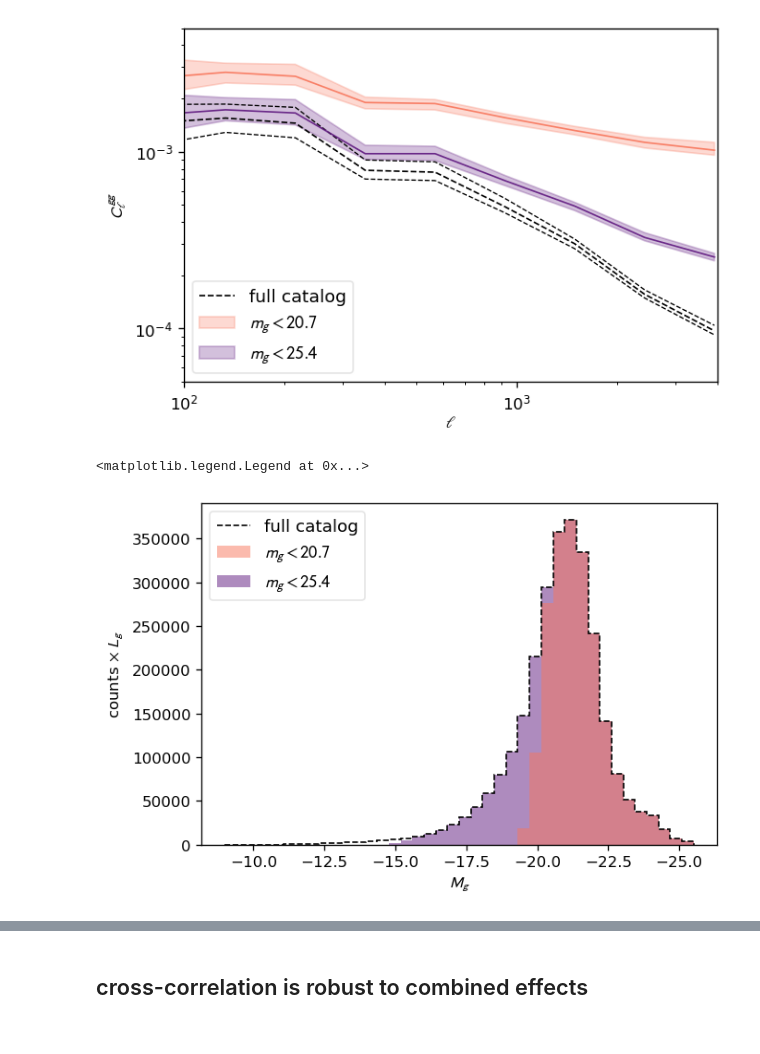
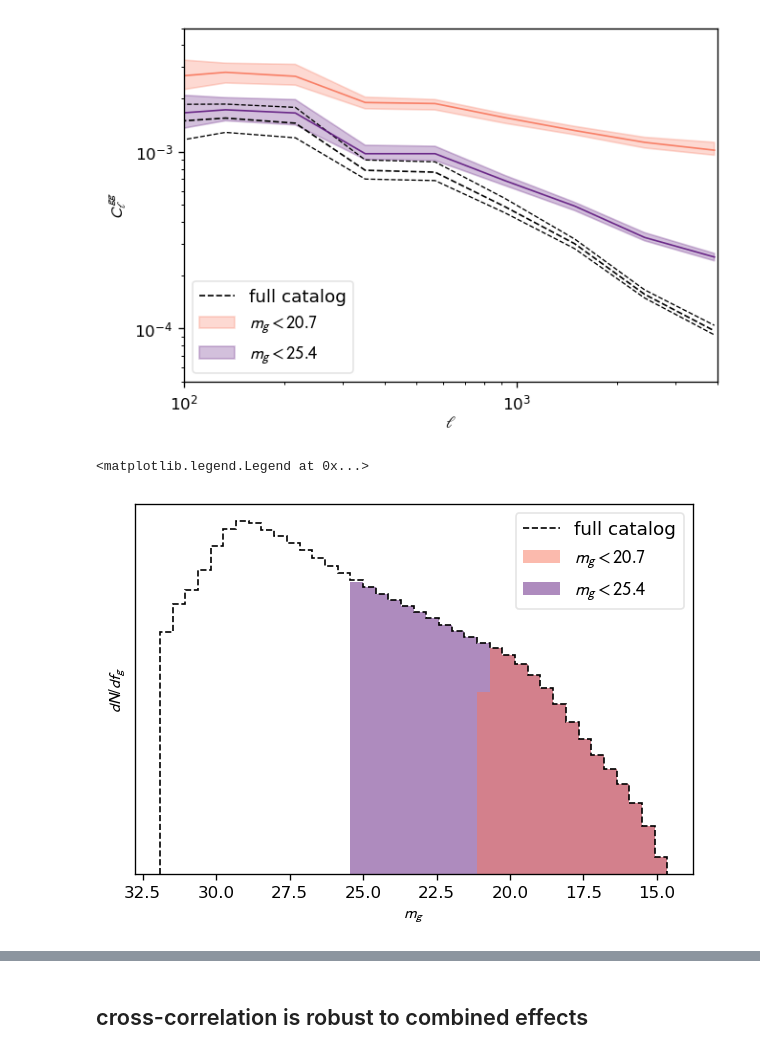
Before and after one commit to aqcheng/illustris_frb, a Jupyter notebook: notebooks/paper_figures.ipynb, the cells around one changed output, grey strips where cells are left out. Saved outputs shown, nothing was run; the diff lists cells and outputs as text; code cells hidden in the pictures.

Commit message:
finalized figures + upload figures to github

```diff
--- a/notebooks/paper_figures.ipynb
+++ b/notebooks/paper_figures.ipynb
@@ -62,7 +62,7 @@ scatterPs_slice, scatterPs_full = 1 - np.concatenate(combined_res['scatterPs']['
 # %% [markdown]
 ### plotting helper functions
 # %%
-figpath = '/ceph/submit/data/group/submit-illustris/april/data/figures_final'
+figpath = '/home/submit/aqc/frb_project/figures_final'
 
 colorcycle = ['#1f77b4', '#ff7f0e', '#2ca02c', '#d62728', '#9467bd',
               '#8c564b', '#e377c2', '#7f7f7f', '#bcbd22', '#17becf']
@@ -70,6 +70,7 @@ colorcycle = ['#1f77b4', '#ff7f0e', '#2ca02c', '#d62728', '#9467bd',
 colorblind = sns.color_palette('colorblind')
 mako = sns.color_palette("mako_r", 4)
 flare = sns.color_palette("flare", 4)
+magma = sns.color_palette("magma_r")
 fid_c = 'k'
 
 plt.style.use({
@@ -472,14 +473,13 @@ m_g_cutoffs
 [25.4, 20.7]
 # %%
 # get galaxy magnitude data
-m_gs, M_gs = [], []
+m_gs = []
 Clgg_dict = {}
 for regname in regions.keys():
     sim = exp_simulation(500 * np.array([50, 70, 23]), regname)
     g_df = sim.read_shell_galaxies(zrange=g_zrange)
 
     m_gs.append(np.array(g_df['m_g']))
-    M_gs.append(np.array(g_df['M_g']))
 
     # compare auto spectrum
     for m_g_cutoff in [None] + m_g_cutoffs:
@@ -491,4 +491,6 @@ for regname in regions.keys():
         Clgg_dict[m_g_cutoff].append(np.array(Clgg))
 
 m_gs = np.concatenate(m_gs)
-M_gs = np.concatenate(M_gs)
+# %%
+for cutoff in sorted(m_g_cutoffs):
+    print(f'% Complete at {cutoff}: {np.sum(m_gs < cutoff) / len(m_gs) * 100 : .2f}')
@@ -506,31 +511,33 @@ ax_Cl.set_ylim(5e-5, 5e-3)
 (5e-05, 0.005)
 [figure]
 # %%
-# compare Mg and SFR histograms
+# m_g histogram
 # colors=[flare[3], flare[1]]
 colors=[magma[1], magma[4]]
 
 fig, ax = plt.subplots()
 ax.invert_xaxis()
 
-M_g_bins = np.linspace(-np.amax(M_gs), -np.amin(M_gs), 41) # magnitude should increase to the left
-M_g_mids = -(M_g_bins[:-1] + M_g_bins[1:]) / 2
-H, _ = np.histogram(-M_gs, bins=M_g_bins)
-ax.stairs(H*10**(-0.4*(M_g_mids+20)), -M_g_bins, ls='--', label='full catalog', color=fid_c)
+m_g_bins = np.linspace(-np.amax(m_gs), -np.amin(m_gs), 41) # magnitude should increase to the left
+m_g_mids = -(m_g_bins[:-1] + m_g_bins[1:]) / 2
+H, _ = np.histogram(-m_gs, bins=m_g_bins)
+ax.stairs(H / (0.4*10**(-0.4*m_g_mids)), -m_g_bins, ls='--', label='full catalog', color=fid_c)
 for i, cutoff in enumerate(sorted(m_g_cutoffs)):
     mask = m_gs < cutoff
-    Hmask, _ = np.histogram(-M_gs[mask], bins=M_g_bins)
-    ax.stairs(Hmask*10**(-0.4*(M_g_mids+20)), -M_g_bins, fill=True, alpha=0.5,  label=f'$m_g < {cutoff}$', color=colors[i], zorder=-i)
+    Hmask, _ = np.histogram(-m_gs[mask], bins=m_g_bins)
+    ax.stairs(Hmask / (0.4*10**(-0.4*m_g_mids)), -m_g_bins, fill=True, alpha=0.5,  label=f'$m_g < {cutoff}$', color=colors[i], zorder=-i)
 
-ax.set_ylabel('counts ' + r'$\times$ $L_g$')
-ax.set_xlabel(r'$M_g$')
+ax.set_ylabel('$dN/df_g$')
+ax.set_xlabel(r'$m_g$')
+ax.set_yscale('log')
+# ax.set_ylim(10, 3e7)
 # ax.ticklabel_format(axis='y', style='sci', scilimits=(0,0))
-# ax.set_yticks([])
+ax.set_yticks([])
 
 ax.legend()
 # %% [output]
 <matplotlib.legend.Legend at 0x...>
-[figure, old version]
+[figure, new version]
 # %%
 # combine with power spectra
 
```
Also changed, not shown: parts of 4 cells of this notebook, 10 other files.
